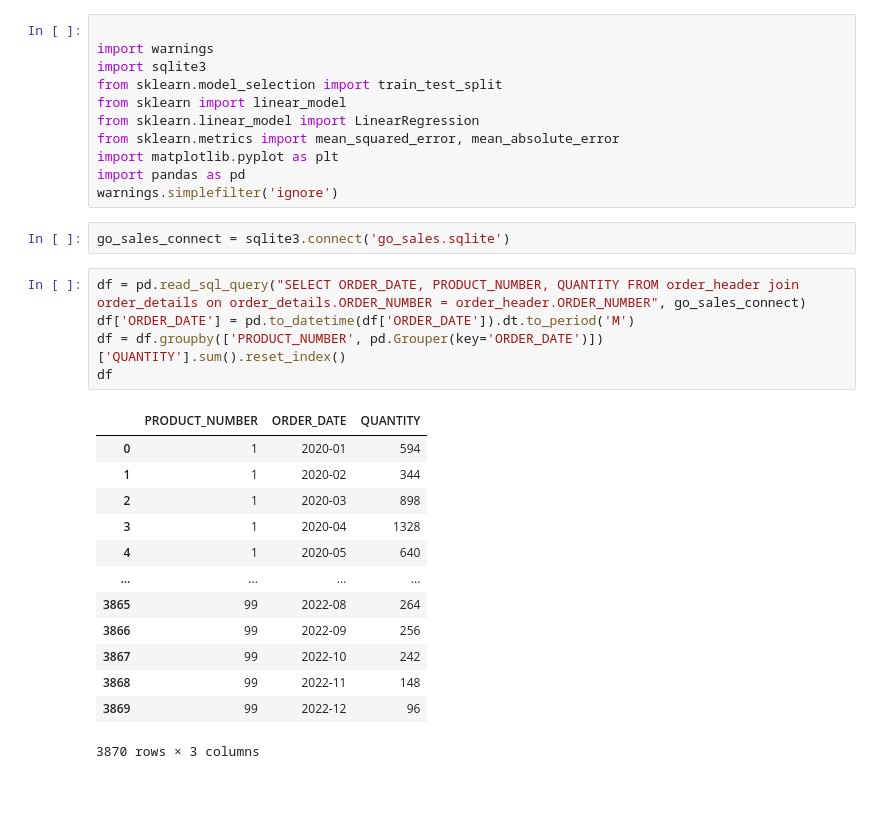
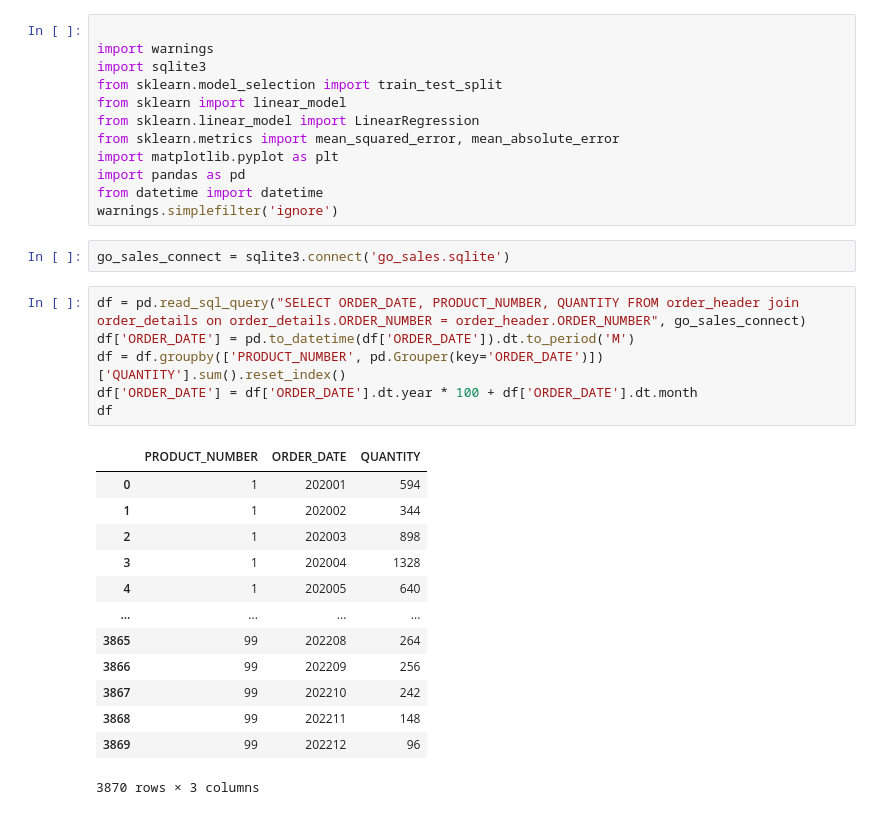
Before and after one commit to Goron3/DEDS, a Jupyter notebook: regressiemodel.ipynb, the cells around one changed output. Saved outputs shown, nothing was run; the diff lists cells and outputs as text.

```diff
--- a/regressiemodel.ipynb
+++ b/regressiemodel.ipynb
@@ -8,25 +8,27 @@ from sklearn.linear_model import LinearRegression
 from sklearn.metrics import mean_squared_error, mean_absolute_error
 import matplotlib.pyplot as plt
 import pandas as pd
+from datetime import datetime
 warnings.simplefilter('ignore')
 # %%
 go_sales_connect = sqlite3.connect('go_sales.sqlite')
 # %%
 df = pd.read_sql_query("SELECT ORDER_DATE, PRODUCT_NUMBER, QUANTITY FROM order_header join order_details on order_details.ORDER_NUMBER = order_header.ORDER_NUMBER", go_sales_connect)
 df['ORDER_DATE'] = pd.to_datetime(df['ORDER_DATE']).dt.to_period('M')
 df = df.groupby(['PRODUCT_NUMBER', pd.Grouper(key='ORDER_DATE')])['QUANTITY'].sum().reset_index()
+df['ORDER_DATE'] = df['ORDER_DATE'].dt.year * 100 + df['ORDER_DATE'].dt.month
 df
 # %% [output]
 |  | PRODUCT_NUMBER | ORDER_DATE | QUANTITY |
-| 0 | 1 | 2020-01 | 594 |
-| 1 | 1 | 2020-02 | 344 |
-| 2 | 1 | 2020-03 | 898 |
-| 3 | 1 | 2020-04 | 1328 |
-| 4 | 1 | 2020-05 | 640 |
+| 0 | 1 | 202001 | 594 |
+| 1 | 1 | 202002 | 344 |
+| 2 | 1 | 202003 | 898 |
+| 3 | 1 | 202004 | 1328 |
+| 4 | 1 | 202005 | 640 |
 | ... | ... | ... | ... |
-| 3865 | 99 | 2022-08 | 264 |
-| 3866 | 99 | 2022-09 | 256 |
-| 3867 | 99 | 2022-10 | 242 |
-| 3868 | 99 | 2022-11 | 148 |
-| 3869 | 99 | 2022-12 | 96 |
+| 3865 | 99 | 202208 | 264 |
+| 3866 | 99 | 202209 | 256 |
+| 3867 | 99 | 202210 | 242 |
+| 3868 | 99 | 202211 | 148 |
+| 3869 | 99 | 202212 | 96 |
 3870 rows × 3 columns
```
Also changed, not shown: parts of 9 cells of this notebook, 1 other file.
